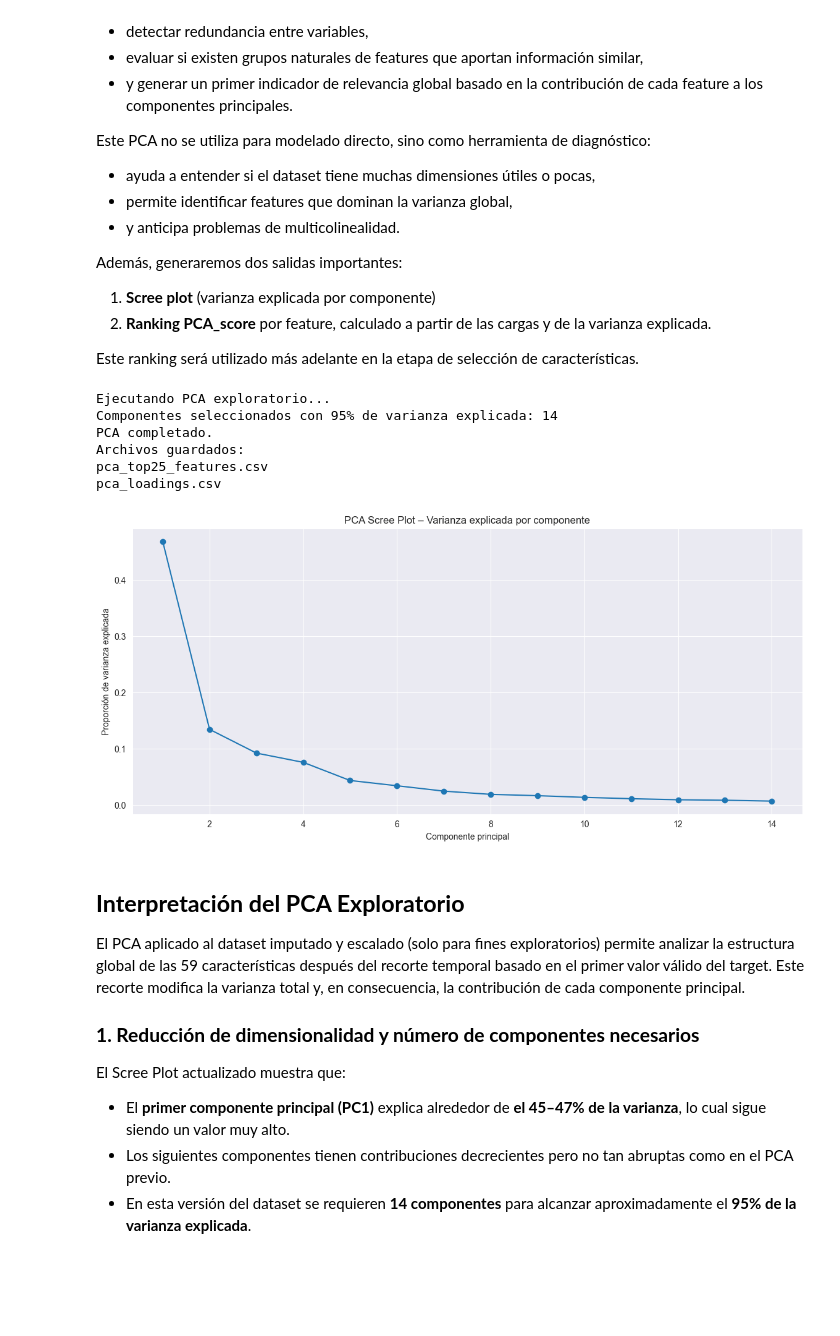
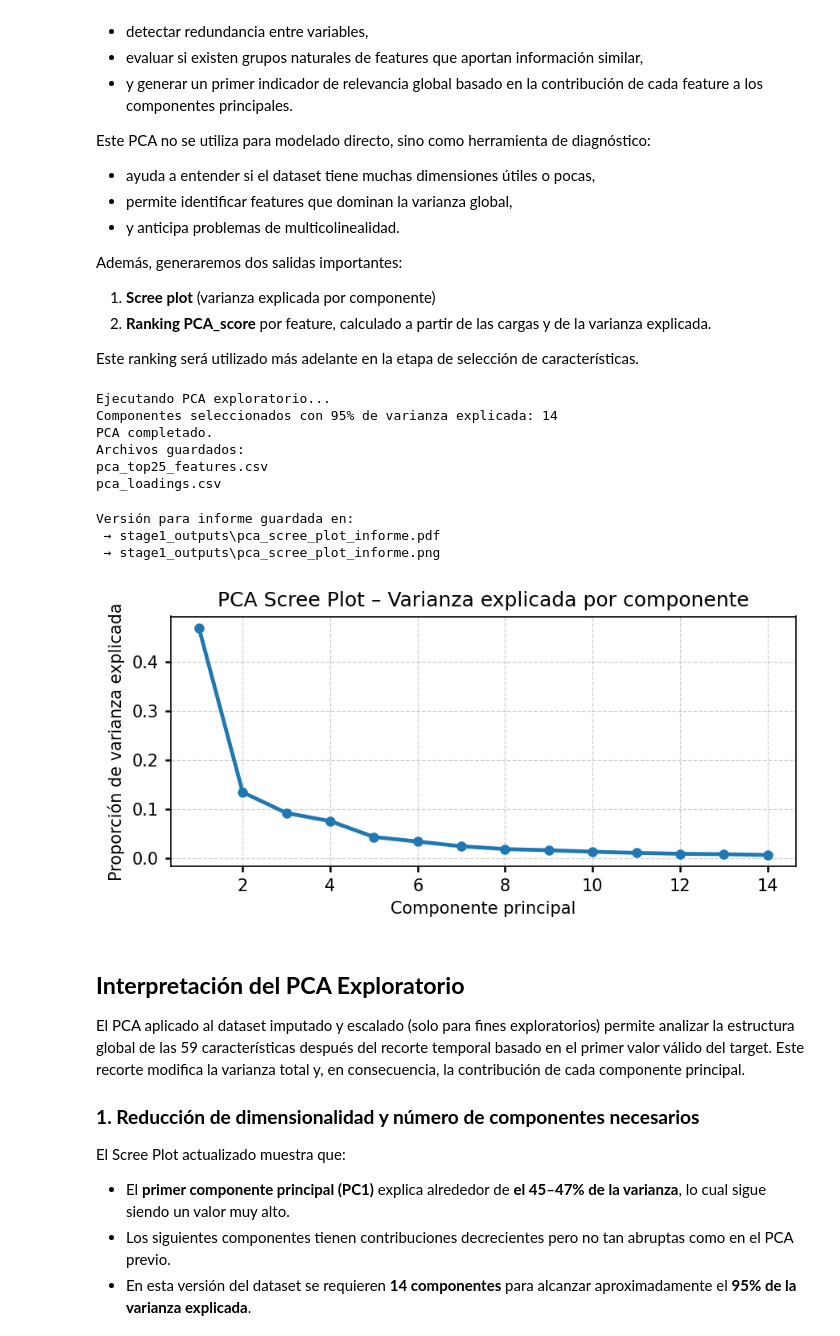
Before and after one commit to sebastianmalbaceda/gold-price-prediction, a Jupyter notebook: notebooks/gold-price-prediction.ipynb, the cells around one changed output. Drawn from its saved outputs; the diff is of its cells as text; code cells hidden in the pictures; blank space fills up the shorter version.

Commit message:
Correcciones formato EDA (hasta imputación)

```diff
--- a/notebooks/gold-price-prediction.ipynb
+++ b/notebooks/gold-price-prediction.ipynb
@@ -979,20 +957,16 @@ n_components_selected = pca.n_components_
 print(f"Componentes seleccionados con {PCA_VARIANCE_THRESHOLD*100:.0f}% de varianza explicada:",
       n_components_selected)
 
-# Cargas (loadings) de los componentes
+# Cargas (loadings)
 loadings = pd.DataFrame(
     pca.components_[:n_components_selected].T,
     index=X_only.columns,
     columns=[f"PC{i+1}" for i in range(n_components_selected)]
 )
 
-# Peso de cada componente (varianza explicada)
 weights = pca.explained_variance_ratio_[:n_components_selected]
-
-# Importancia global por feature
 pca_importance = (loadings.abs() * weights).sum(axis=1).rename("PCA_score")
 
-# Guardar resultados
 pca_importance.to_csv(os.path.join(OUTPUT_DIR, "pca_top25_features.csv"))
 loadings.to_csv(os.path.join(OUTPUT_DIR, "pca_loadings.csv"))
 
@@ -1000,20 +974,6 @@ print("PCA completado.")
 print("Archivos guardados:",
       "\npca_top25_features.csv",
       "\npca_loadings.csv")
-
-# -------------------------
-# Scree Plot
-# -------------------------
-
-plt.figure(figsize=(14,6))
-plt.plot(range(1, n_components_selected+1),
-         pca.explained_variance_ratio_[:n_components_selected],
-         marker='o')
-plt.title("PCA Scree Plot – Varianza explicada por componente")
-plt.xlabel("Componente principal")
-plt.ylabel("Proporción de varianza explicada")
-plt.grid(True)
-plt.show()
 # %% [output]
 Ejecutando PCA exploratorio...
 Componentes seleccionados con 95% de varianza explicada: 14
@@ -1021,7 +981,59 @@ PCA completado.
 Archivos guardados:
 pca_top25_features.csv
 pca_loadings.csv
-[figure, removed]
+# %%
+x = np.arange(1, n_components_selected + 1)
+y = pca.explained_variance_ratio_[:n_components_selected]
+
+# Rutas
+out_path_pdf = os.path.join(OUTPUT_DIR, "pca_scree_plot_informe.pdf")
+out_path_png = os.path.join(OUTPUT_DIR, "pca_scree_plot_informe.png")
+
+# Crear figura única
+fig, ax = plt.subplots(figsize=(6,3), dpi=150)
+
+ax.plot(x, y, marker='o', linewidth=2.3, markersize=5)
+
+# --- Versión simple para informe ---
+ax.set_title("")
+ax.set_xlabel("")
+ax.set_ylabel("")
+ax.tick_params(axis='both', labelsize=10, width=1.2)
+ax.grid(True, linestyle='--', linewidth=0.6, alpha=0.6)
+
+# Nota explicativa SOLO para la versión del informe
+text_handle = plt.figtext(
+    0.5, -0.04,
+    "Eje horizontal: Número de componente principal — "
+    "Eje vertical: Proporción de varianza explicada",
+    ha="center", fontsize=9
+)
+
+plt.tight_layout()
+
+# Guardar versión para artículo
+plt.savefig(out_path_pdf, format="pdf", bbox_inches="tight")
+plt.savefig(out_path_png, dpi=300, bbox_inches="tight")
+
+print("Versión para informe guardada en:")
+print(" →", out_path_pdf)
+print(" →", out_path_png)
+
+# --- Preparar versión Notebook (limpia, sin nota de ejes) ---
+text_handle.remove()   # elimina la explicación inferior
+ax.set_title("PCA Scree Plot – Varianza explicada por componente")
+ax.set_xlabel("Componente principal")
+ax.set_ylabel("Proporción de varianza explicada")
+
+plt.tight_layout()
+plt.show()
+
+plt.close(fig)
+# %% [output]
+Versión para informe guardada en:
+ → stage1_outputs\pca_scree_plot_informe.pdf
+ → stage1_outputs\pca_scree_plot_informe.png
+[figure, added]
 # %% [markdown]
 ## **Interpretación del PCA Exploratorio**
 
```
Also changed, not shown: parts of 29 cells of this notebook.
